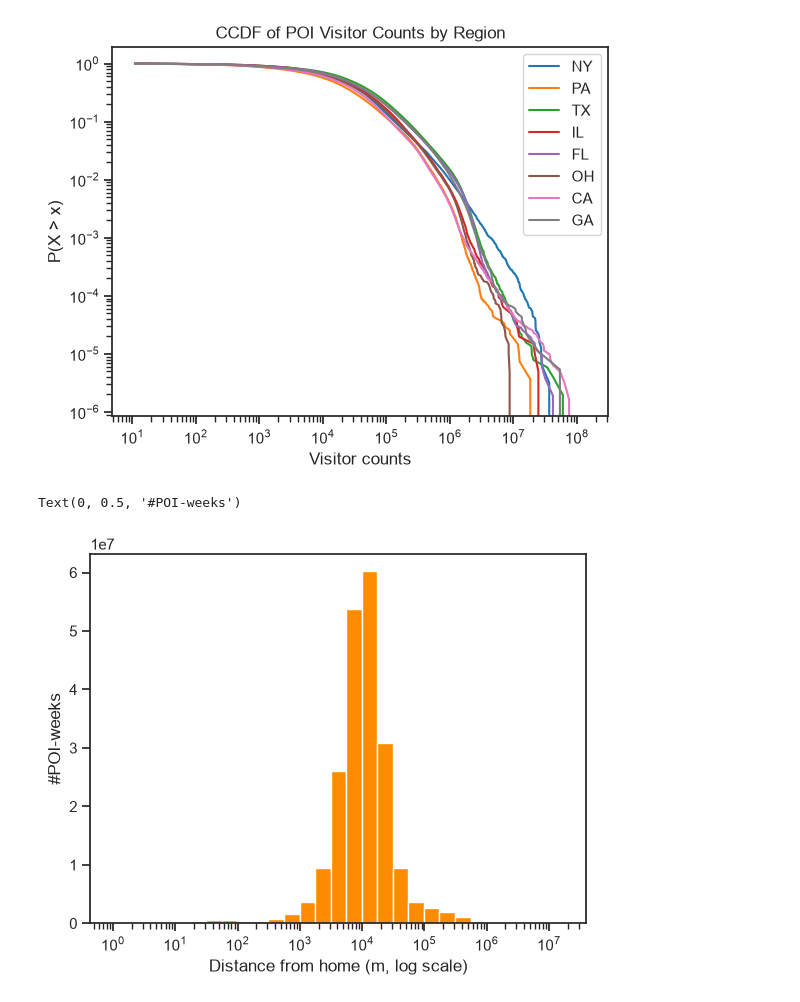
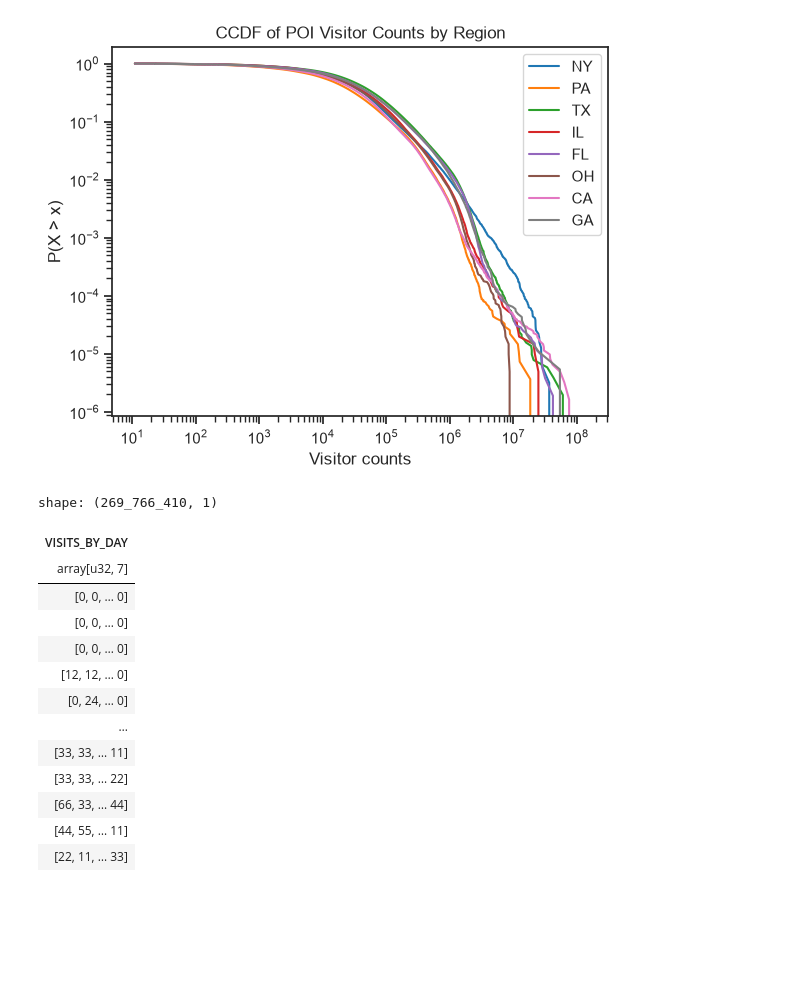
Before and after one commit to marcus-friis/weekly-patterns-plus-exploration, a Jupyter notebook: notebooks/parquet-test.ipynb, the cells around one changed output. Drawn from its saved outputs; the diff is of its cells as text; code cells hidden in the pictures; blank space fills up the shorter version.

```diff
--- a/notebooks/parquet-test.ipynb
+++ b/notebooks/parquet-test.ipynb
@@ -129,28 +129,20 @@ ax.legend()
 <matplotlib.legend.Legend at 0x...>
 [figure]
 # %%
-max_distance = None
-log_scale = True
-
-dist_lf = lf.select("DISTANCE_FROM_HOME").drop_nulls()
-if max_distance is not None:
-    dist_lf = dist_lf.filter(dist <= max_distance)
-
-_, ax = plt.subplots()
-
-if log_scale:
-    dist = dist_lf.filter(pl.col("DISTANCE_FROM_HOME") > 0).collect()  # logspace needs strictly positive values
-    dist_np = dist.to_numpy()
-    bins = np.logspace(np.log10(dist_np.min()), np.log10(dist_np.max()), 30)
-    ax.hist(dist_np, bins=bins, color="darkorange", edgecolor="white")
-    ax.set_xscale("log")
-    ax.set_xlabel("Distance from home (m, log scale)")
-else:
-    dist = dist_lf.collect()
-    ax.hist(dist, bins=30, color="darkorange", edgecolor="white")
-    ax.set_xlabel("Distance from home (m)")
-
-ax.set_ylabel("#POI-weeks")
+dtype = pl.List(pl.UInt32)
+lf.select(pl.col("VISITS_BY_DAY").str.json_decode(dtype).list.to_array(7)).collect().to_numpy()
 # %% [output]
-Text(0, 0.5, '#POI-weeks')
+shape: (269_766_410, 1)
-[figure, removed]
+| VISITS_BY_DAY |
+| array[u32, 7] |
+| [0, 0, … 0] |
+| [0, 0, … 0] |
+| [0, 0, … 0] |
+| [12, 12, … 0] |
+| [0, 24, … 0] |
+| … |
+| [33, 33, … 11] |
+| [33, 33, … 22] |
+| [66, 33, … 44] |
+| [44, 55, … 11] |
+| [22, 11, … 33] |
```
